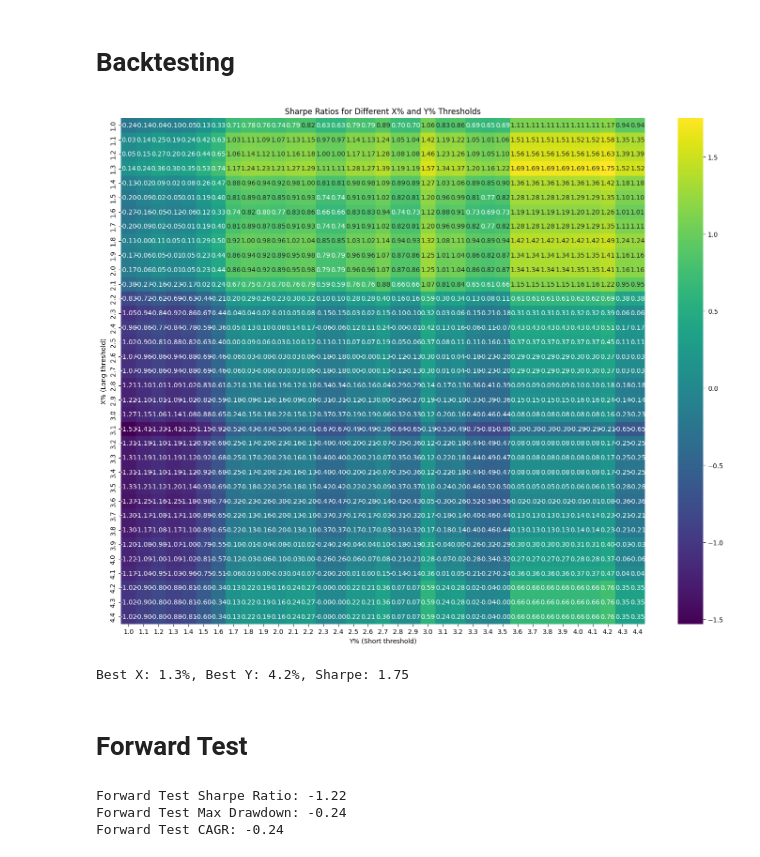
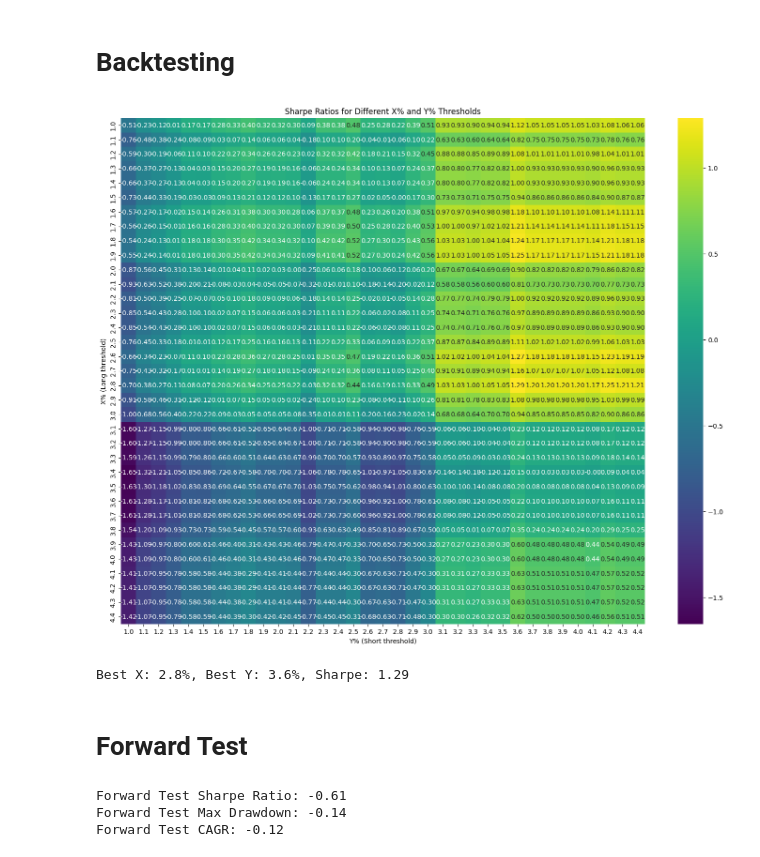
Before and after one commit to Khdeng/Kimchi-Momentum-Strategy-Backtesting, a Jupyter notebook: Test.ipynb, the cells around one changed output. Saved outputs shown, nothing was run; the diff lists cells and outputs as text; code cells hidden in the pictures.

Commit message:
Modified implementation on run_backtest

```diff
--- a/Test.ipynb
+++ b/Test.ipynb
@@ -125,8 +125,7 @@ print(merged_df.head())
 # %% [markdown]
 # Data Preprocessing
 # %%
-merged_df["upbit_close"] = merged_df["upbit_close"] / merged_df["krw_usdt_rate"]
-merged_df["upbit_ret"] = merged_df["upbit_close"].pct_change().shift(1)
+merged_df["upbit_ret"] = merged_df["upbit_close"].pct_change()
+merged_df["upbit_close_usd"] = merged_df["upbit_close"] / merged_df["krw_usdt_rate"]
+
 merged_df = merged_df.dropna()
-
-print(merged_df.head())
@@ -153,35 +145,39 @@ def run_backtest(df, x_pct, y_pct):
     signal[df["upbit_ret"] >= x_pct/100] = 1
     signal[df["upbit_ret"] <= -y_pct/100] = -1
 
     binance_returns = df["binance_close"].pct_change().shift(-1)
 
     returns = signal * binance_returns
     return returns.dropna()
 
 
 x_range = np.arange(1, 4.5, 0.1)
 y_range = np.arange(1, 4.5, 0.1)
 
 sharpe_ratios = np.zeros((len(x_range), len(y_range)))
 
 
 for i, x in enumerate(x_range):
     for j, y in enumerate(y_range):
         backtest_returns = run_backtest(back_df, x, y)
-        sharpe_ratios[i, j] = backtest_returns.mean() / backtest_returns.std() * np.sqrt(365)  # Annualized Sharpe
+        if backtest_returns.std() == 0 or len(backtest_returns) < 10:
+            sharpe_ratios[i, j] = 0
+        else:
+            sharpe_ratios[i, j] = backtest_returns.mean() / backtest_returns.std() * np.sqrt(365)
+
 
 
 import matplotlib.pyplot as plt
 import seaborn as sns
 
 plt.figure(figsize=(18, 14))
 sns.heatmap(sharpe_ratios, xticklabels=np.round(y_range,2), yticklabels=np.round(x_range,2), fmt=".2f", cmap="viridis", annot=True)
 plt.xlabel("Y% (Short threshold)")
 plt.ylabel("X% (Long threshold)")
 plt.title("Sharpe Ratios for Different X% and Y% Thresholds")
 plt.show()
 # %% [output]
-[figure, old version]
+[figure, new version]
 # %%
 # Best X & Y Combination
 
@@ -190,7 +186,7 @@ best_x = x_range[best_idx[0]]
 best_y = y_range[best_idx[1]]
 print(f"Best X: {best_x:.1f}%, Best Y: {best_y:.1f}%, Sharpe: {sharpe_ratios[best_idx]:.2f}")
 # %% [output]
-Best X: 1.3%, Best Y: 4.2%, Sharpe: 1.75
+Best X: 2.8%, Best Y: 3.6%, Sharpe: 1.29
 # %% [markdown]
 # Forward Test
 # %%
@@ -213,6 +209,6 @@ days = len(forward_returns)
 forward_cagr = total_return ** (365 / days) - 1
 print(f"Forward Test CAGR: {forward_cagr:.2f}")
 # %% [output]
-Forward Test Sharpe Ratio: -1.22
-Forward Test Max Drawdown: -0.24
-Forward Test CAGR: -0.24
+Forward Test Sharpe Ratio: -0.61
+Forward Test Max Drawdown: -0.14
+Forward Test CAGR: -0.12
```
Also changed, not shown: parts of 1 cell of this notebook.
